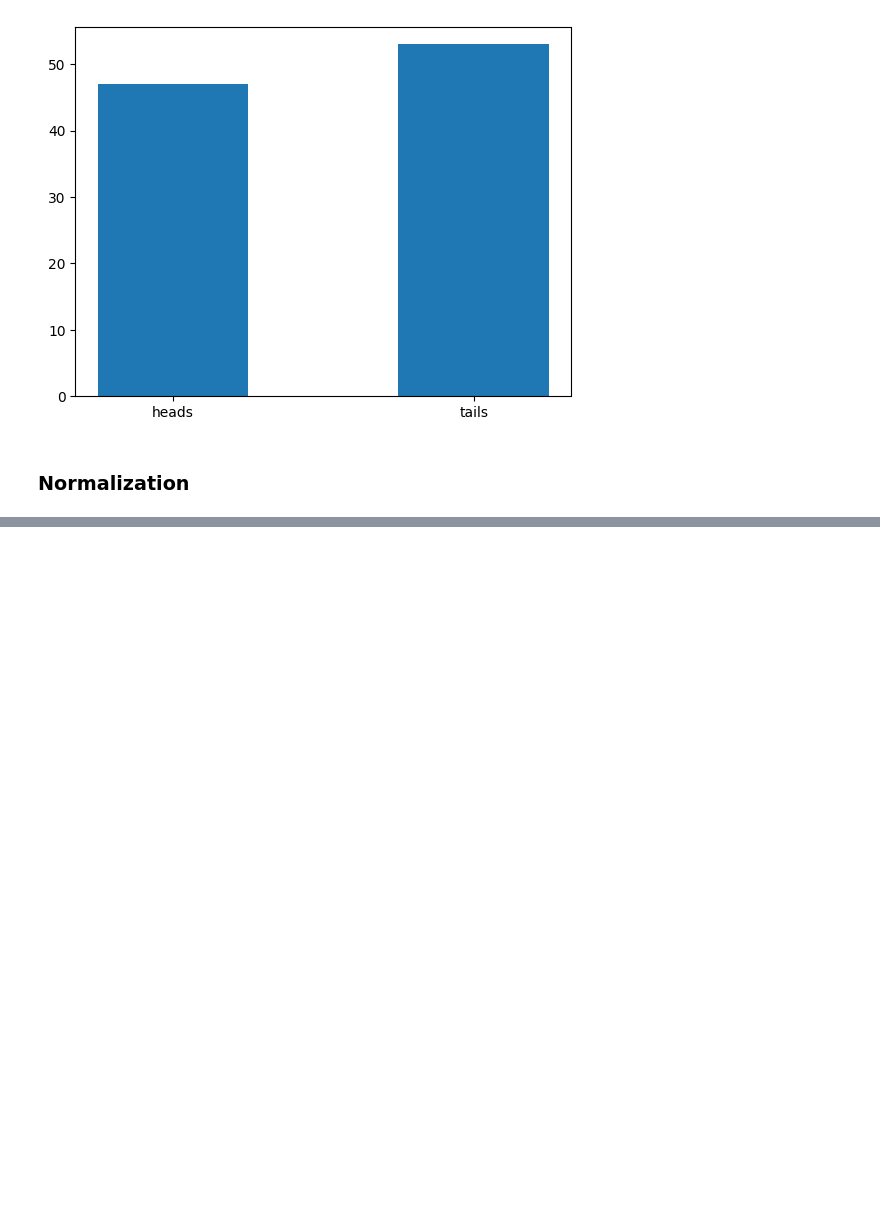
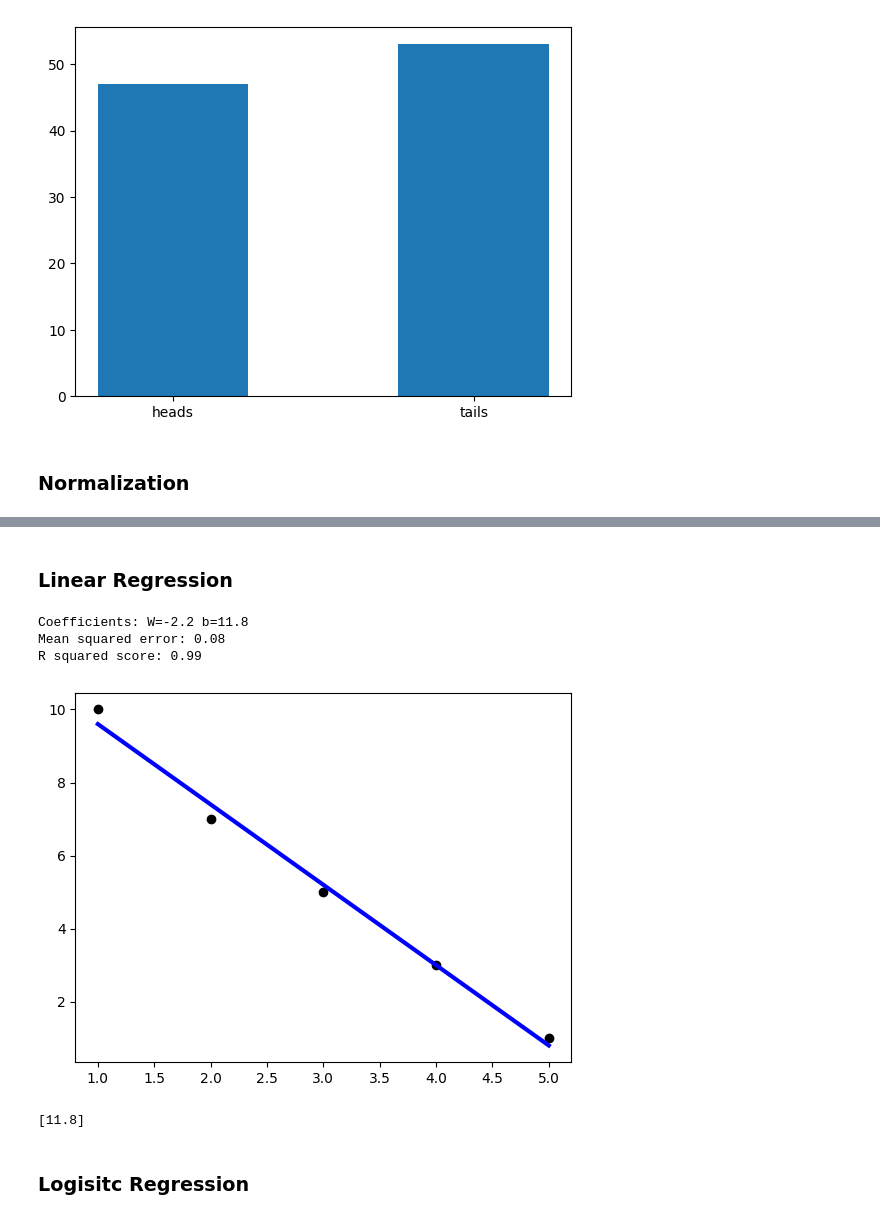
Before and after one commit to rootdrew27/workshop, a Jupyter notebook: Intro_to_ML.ipynb, the cells around one changed output, grey strips where cells are left out. Saved outputs shown, nothing was run; the diff lists cells and outputs as text; code cells hidden in the pictures; blank space fills up the shorter version.

```diff
--- a/Intro_to_ML.ipynb
+++ b/Intro_to_ML.ipynb
@@ -112,0 +152,42 @@ plt.show()
+# %% [markdown]
+### Linear Regression
+# %%
+# TODO Introduce parameters (of models).
+
+x = np.array([[1], [2], [3], [4], [5]])
+y = np.array([[10], [7], [5], [3], [1]])
+
+model = LinearRegression()
+model.fit(x, y)
+
+preds = model.predict(x)
+
+plt.scatter(x, y, marker='o', color='black')
+plt.plot(x, preds, color='blue', linewidth=3);
+
+# The parameters of the model
+print(f"Slope and y-intercept: W={model.coef_.item()} b={model.intercept_.item()}")
+# The mean squared error
+print("Mean squared error: %.2f" % mean_squared_error(y, preds))
+# Proportion of Y that is predictable with X: 1 is perfect prediction
+print("R squared score: %.2f" % r2_score(y, preds))
+
+plt.show()
+# %% [output]
+Coefficients: W=-2.2 b=11.8
+Mean squared error: 0.08
+R squared score: 0.99
+[figure, added]
+# %%
+# Linear Regression is not an iterative process (i.e. there is no learning occurring)
+
+# Lets calculate the coeffecient and the intercept ourselves
+n = len(x)
+b = (sum(y)*sum(np.pow(x, 2)) - sum(x)*sum(x*y)) / (n*sum(np.pow(x,2)) - np.pow(sum(x), 2))
+w = (n*sum(x*y) - sum(x)*sum(y)) / (n*sum(np.pow(x, 2)) - np.pow(sum(x), 2))
+
+print(f'Coeffecients {}')
+# %% [output]
+[11.8]
+# %% [markdown]
+### Logisitc Regression
```
Also changed, not shown: parts of 20 cells of this notebook, 4 other files.
